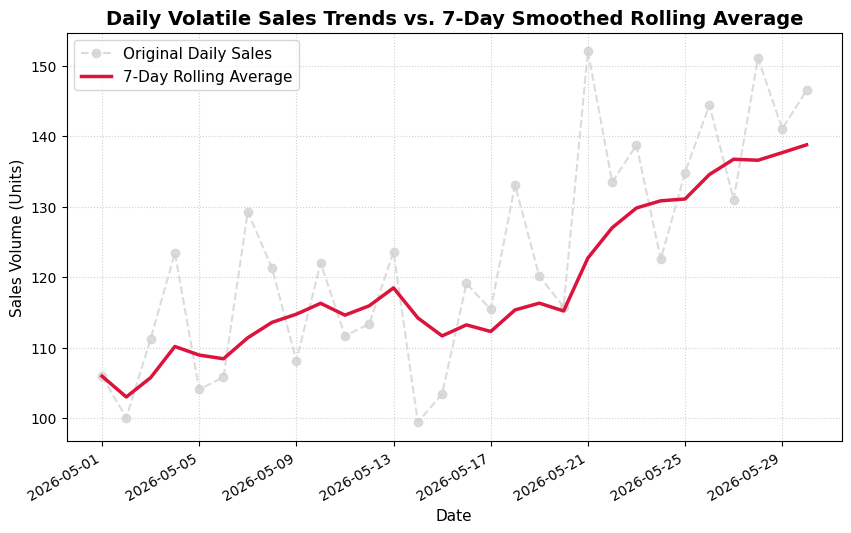
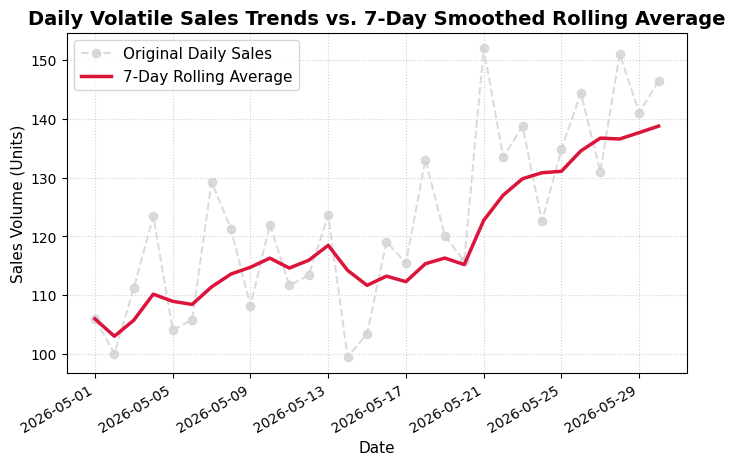
The change to this notebook cell's code, shown as a diff; its figure went from the first image to the second:
--- before
+++ after
@@ -15,5 +15,5 @@
 df["7_Day_Rolling_Avg"] = df["Daily_Sales"].rolling(window=7, min_periods=1).mean()
 
-plt.figure(figsize=(10, 6))
+plt.figure(figsize=(8, 5))
 
 plt.plot(

Commit: update